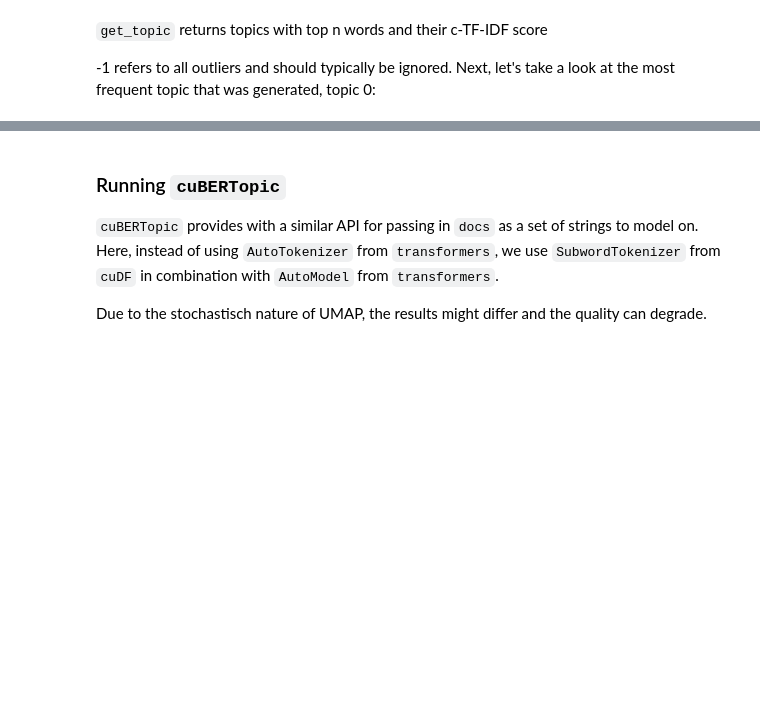
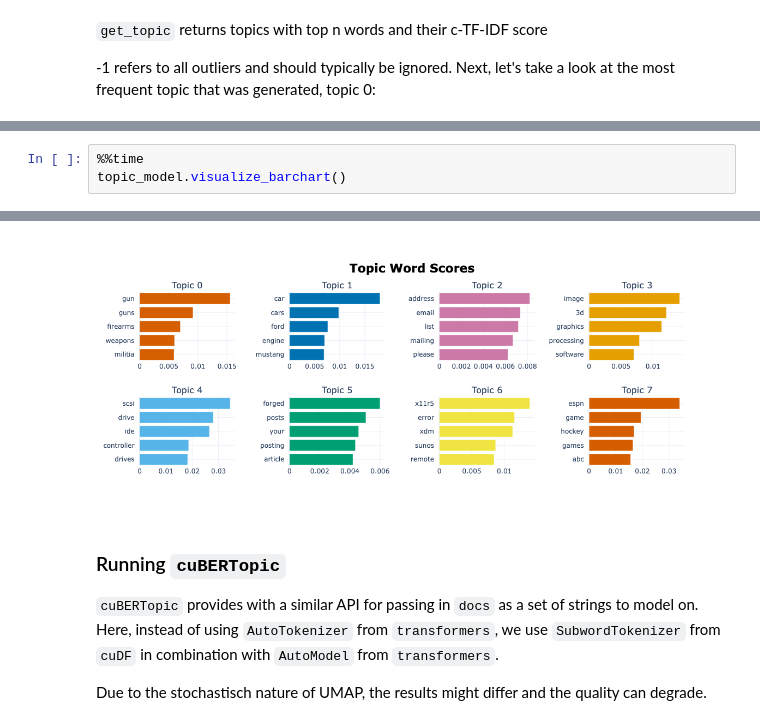
Before and after one commit to rapidsai/rapids-examples, a Jupyter notebook: cuBERT_topic_modelling/berttopic_example.ipynb, the cells around one changed output, grey strips where cells are left out. Saved outputs shown, nothing was run; the diff lists cells and outputs as text; blank space fills up the shorter version.

```diff
--- a/cuBERT_topic_modelling/berttopic_example.ipynb
+++ b/cuBERT_topic_modelling/berttopic_example.ipynb
@@ -120,0 +101,4 @@ Wall time: 24.3 µs
+# %%
+%%time
+topic_model.visualize_barchart()
+# %% [output]
@@ -121,3 +107,4 @@ Wall time: 24.3 µs
+[figure, added]
 # %% [markdown]
 ### Running `cuBERTopic`
 `cuBERTopic` provides with a similar API for passing in `docs` as a set of strings to model on. Here, instead of using `AutoTokenizer` from `transformers`, we use `SubwordTokenizer` from `cuDF` in combination with `AutoModel` from `transformers`.
```
Also changed, not shown: parts of 14 cells of this notebook.
